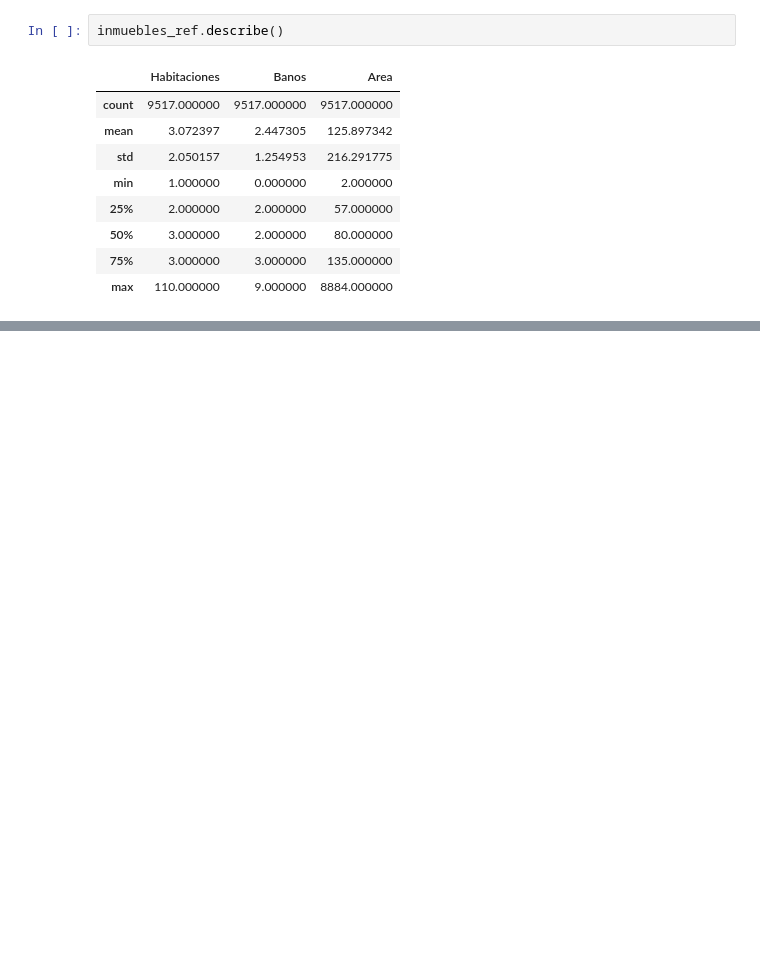
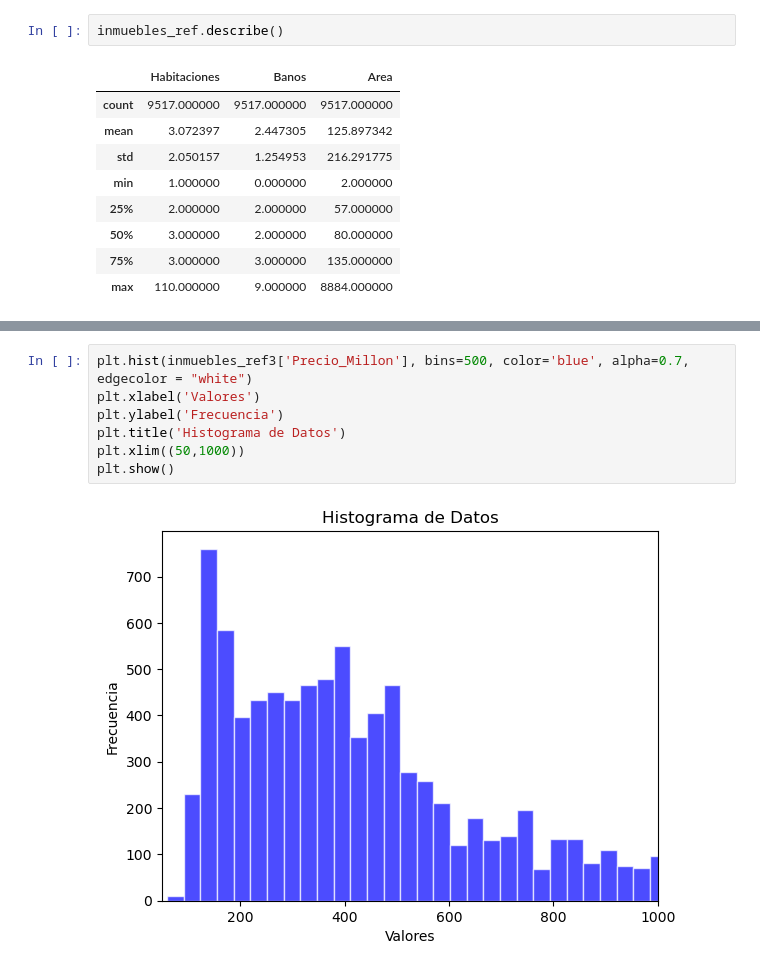
Before and after one commit to LMmansilla/Inmersion_Datos_Alura, a Jupyter notebook: Inmersion_Datos_Alura.ipynb, the cells around one changed output, grey strips where cells are left out. Cells and saved outputs as stored; diff of their text form; blank space fills up the shorter version.

```diff
--- a/Inmersion_Datos_Alura.ipynb
+++ b/Inmersion_Datos_Alura.ipynb
@@ -328,0 +547,9 @@ inmuebles_ref.describe()
+# %%
+plt.hist(inmuebles_ref3['Precio_Millon'], bins=500, color='blue', alpha=0.7, edgecolor = "white")
+plt.xlabel('Valores')
+plt.ylabel('Frecuencia')
+plt.title('Histograma de Datos')
+plt.xlim((50,1000))
+plt.show()
+# %% [output]
+[figure, added]
```
Also changed, not shown: parts of 31 cells of this notebook.
